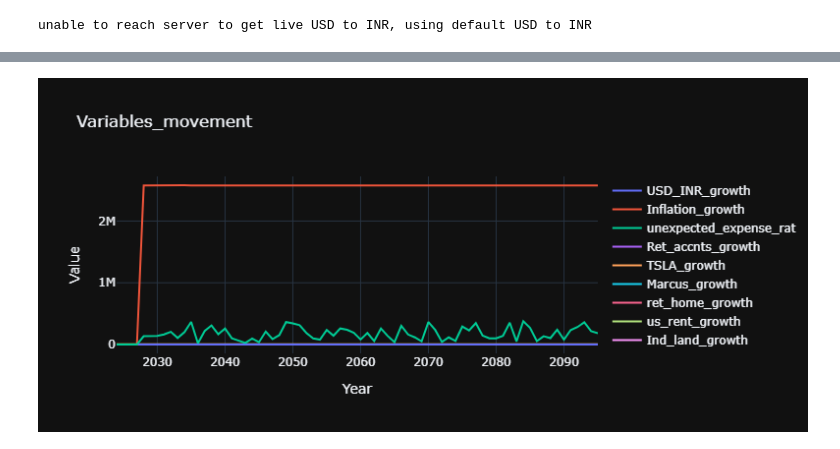
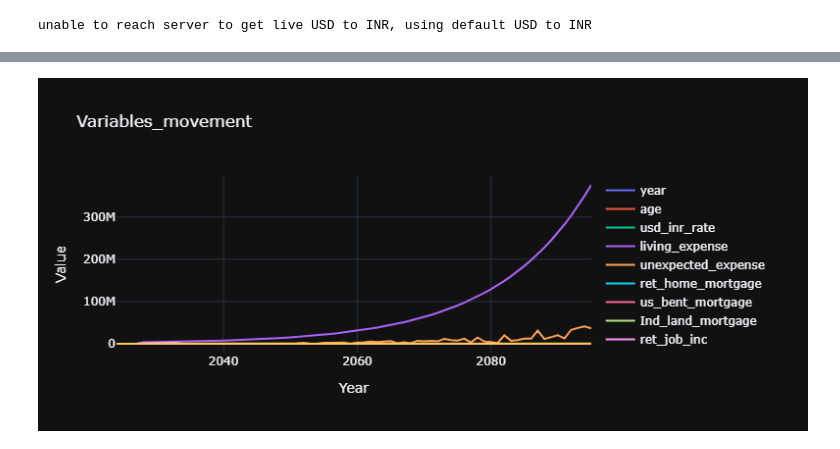
Before and after one commit to smaddi/Learn_AI, a Jupyter notebook: Ret_calc/retirement_simulation.ipynb, the cells around one changed output, grey strips where cells are left out. Drawn from its saved outputs; the diff is of its cells as text; code cells hidden in the pictures.

Commit message:
living and mortgage complete

```diff
--- a/Ret_calc/retirement_simulation.ipynb
+++ b/Ret_calc/retirement_simulation.ipynb
@@ -181,10 +190,11 @@ unable to reach server to get live USD to INR, using default USD to INR
 # USD to INR YOY growth
 # India inflation
 
-def gen_simulation_variables(Investments,years_to_calculate,USD_INR_mean_growth_percent,USD_INR_STD,India_infaltion_mean,India_inflation_std,Unexpected_expense_min_percent, Unexpected_expense_max_percent):
+def gen_simulation_variables(Investments,years_to_calculate,USD_INR_mean_growth_percent,USD_INR_STD,India_inflation_mean,India_inflation_std,Unexpected_expense_min_percent, Unexpected_expense_max_percent,USA_inflation_mean,USA_inflation_std):
     rand_var_df = pd.DataFrame()
     rand_var_df['USD_INR_growth'] = np.random.normal(loc=USD_INR_mean_growth_percent,scale = USD_INR_STD,size = years_to_calculate)
-    rand_var_df['Inflation_growth'] = np.random.normal(loc=India_infaltion_mean,scale = India_inflation_std,size = years_to_calculate)
+    rand_var_df['IND_Inflation_growth'] = np.random.normal(loc=India_inflation_mean,scale = India_inflation_std,size = years_to_calculate)
+    rand_var_df['USA_Inflation_growth'] = np.random.normal(loc=USA_inflation_mean,scale = USA_inflation_std,size = years_to_calculate)
     rand_var_df['unexpected_expense_rate'] = np.random.uniform(Unexpected_expense_min_percent, Unexpected_expense_max_percent,size= years_to_calculate)
     for key,invs in Investments.items():
         try:
@@ -200,10 +210,14 @@ def gen_simulation_variables(Investments,years_to_calculate,USD_INR_mean_growth_
         # print(key, 'mean=',means,'stdev=',std_dev)
         rand_var_df[f'{key}_growth'] = np.random.normal(loc=means,scale = std_dev,size = years_to_calculate)
 
+        # Handling_rent_growth
+        if invs['type'] == 'real_estate':
+            rand_var_df[f'{key}_rent_growth'] = np.random.normal(loc= invs['rental_income_yoy_inc_percent'],scale = 0,size = years_to_calculate)
+
     return rand_var_df
 
 # Investments output mean, stdev
-simulation_var_df = gen_simulation_variables(Investments,years_to_calculate,USD_INR_mean_growth_percent,USD_INR_STD,India_infaltion_mean,India_inflation_std,Unexpected_expense_min_percent, Unexpected_expense_max_percent)
+simulation_var_df = gen_simulation_variables(Investments,years_to_calculate,USD_INR_mean_growth_percent,USD_INR_STD,India_inflation_mean,India_inflation_std,Unexpected_expense_min_percent, Unexpected_expense_max_percent,USA_inflation_mean,USA_inflation_std)
 # print(rand_var_df.mean(),rand_var_df.std())
 fig = px.box(simulation_var_df)
 fig.show()
@@ -268,0 +342,23 @@ simulation_var_df
+# %%
+#Debug and plot
+
+summary_df = simulation_var_df.copy()
+# Dropping development columns
+
+# drop columns just showing growth rates
+summary_df.drop([col for col in summary_df.columns if col.endswith('_growth')], axis=1, inplace = True)
+
+# Dropping columns which are intermediate inflated variables
+summary_df.drop([col for col in summary_df.columns if col.endswith('_inflated')], axis=1, inplace = True)
+
+# Dropping columns which are closing costs for mortgages
+summary_df.drop([col for col in summary_df.columns if col.endswith('_one_time_mortgage')], axis=1, inplace = True)
+
+# Dropping columns which are base mortgage payements
+summary_df.drop([col for col in summary_df.columns if col.endswith('_base_mortgage')], axis=1, inplace = True)
+
+summary_df.drop('inflated_living', axis=1, inplace=True)
+summary_df.drop('unexpected_expense_rate', axis=1, inplace=True)
+
+
+summary_df.head(20)
@@ -269,17 +383,17 @@ simulation_var_df
 # %%
 fig = go.Figure()
-for column in simulation_var_df.columns:
-    fig.add_trace(go.Scatter(x=simulation_var_df['year'], y=simulation_var_df[column], mode='lines', name=column))
+for column in summary_df.columns:
+    fig.add_trace(go.Scatter(x=summary_df['year'], y=summary_df[column], mode='lines', name=column))
 
 fig.update_layout(
     title='Variables_movement',
     xaxis_title='Year',
     yaxis_title='Value',
     template='plotly_dark'
 )
 
 # Show the plot
 fig.show()
 # %% [output]
-[figure, old version]
+[figure, new version]
 # %%
```
Also changed, not shown: parts of 8 cells of this notebook.
